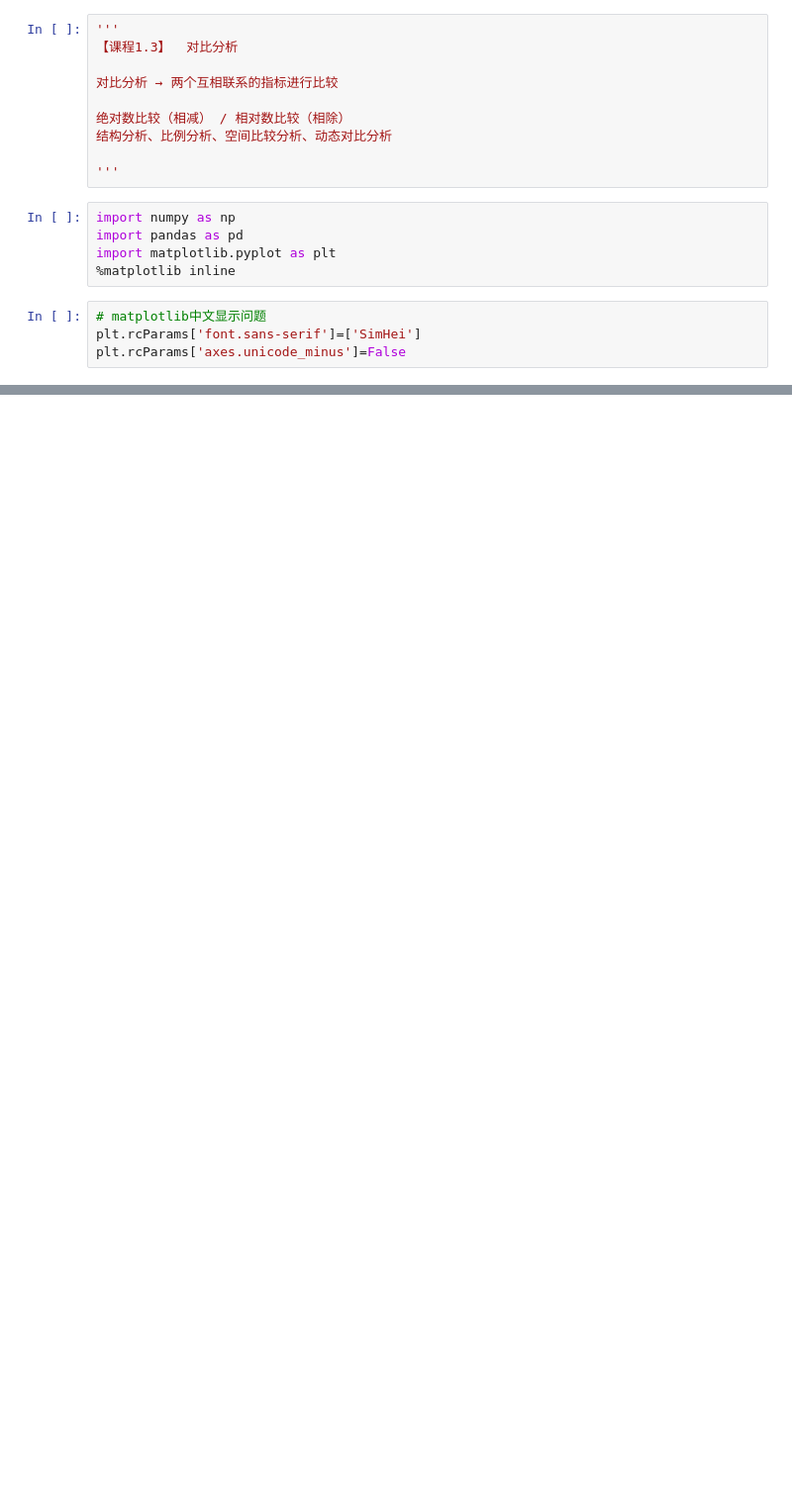
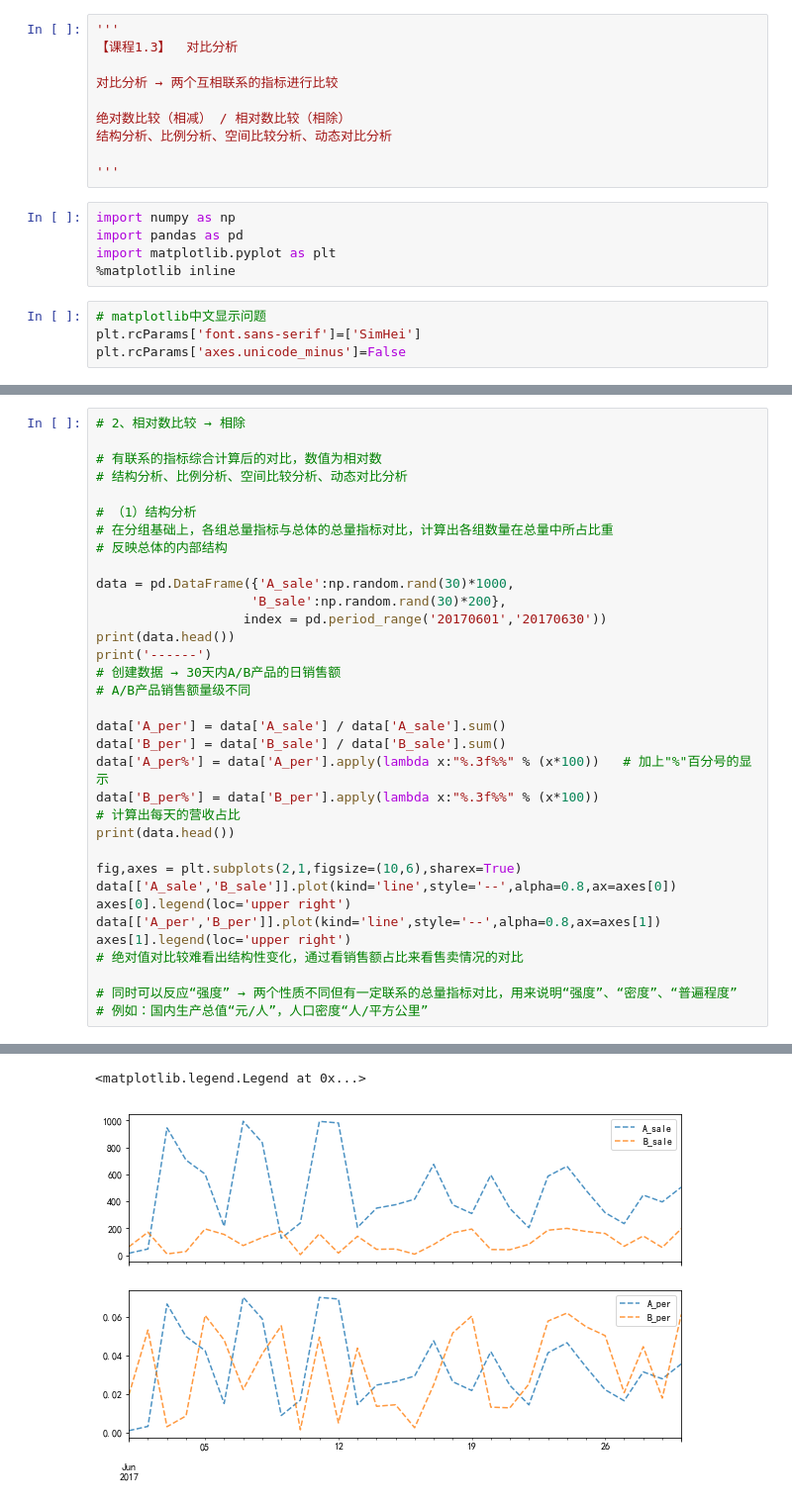
Before and after one commit to Mocha-Pudding/Python-DataAnalysis, a Jupyter notebook: CLASSDATA_Chapter03进阶算法学习：统计分析/CH01数据特征分析/【个人笔记】CH01数据特征分析_课程1.3_对比分析.ipynb, the cells around one changed output, grey strips where cells are left out. Shown at 99% size. Saved outputs shown, nothing was run; the diff lists cells and outputs as text; blank space fills up the shorter version.

```diff
--- a/CLASSDATA_Chapter03进阶算法学习：统计分析/CH01数据特征分析/【个人笔记】CH01数据特征分析_课程1.3_对比分析.ipynb
+++ b/CLASSDATA_Chapter03进阶算法学习：统计分析/CH01数据特征分析/【个人笔记】CH01数据特征分析_课程1.3_对比分析.ipynb
@@ -72,0 +80,35 @@ plt.grid()
+# %%
+# 2、相对数比较 → 相除
+
+# 有联系的指标综合计算后的对比，数值为相对数
+# 结构分析、比例分析、空间比较分析、动态对比分析
+
+# （1）结构分析
+# 在分组基础上，各组总量指标与总体的总量指标对比，计算出各组数量在总量中所占比重
+# 反映总体的内部结构
+
+data = pd.DataFrame({'A_sale':np.random.rand(30)*1000,
+                    'B_sale':np.random.rand(30)*200},
+                   index = pd.period_range('20170601','20170630'))
+print(data.head())
+print('------')
+# 创建数据 → 30天内A/B产品的日销售额
+# A/B产品销售额量级不同
+
+data['A_per'] = data['A_sale'] / data['A_sale'].sum()
+data['B_per'] = data['B_sale'] / data['B_sale'].sum()
+data['A_per%'] = data['A_per'].apply(lambda x:"%.3f%%" % (x*100))   # 加上"%"百分号的显示
+data['B_per%'] = data['B_per'].apply(lambda x:"%.3f%%" % (x*100))
+# 计算出每天的营收占比
+print(data.head())
+
+fig,axes = plt.subplots(2,1,figsize=(10,6),sharex=True)
+data[['A_sale','B_sale']].plot(kind='line',style='--',alpha=0.8,ax=axes[0])
+axes[0].legend(loc='upper right')
+data[['A_per','B_per']].plot(kind='line',style='--',alpha=0.8,ax=axes[1])
+axes[1].legend(loc='upper right')
+# 绝对值对比较难看出结构性变化，通过看销售额占比来看售卖情况的对比
+
+# 同时可以反应“强度” → 两个性质不同但有一定联系的总量指标对比，用来说明“强度”、“密度”、“普遍程度”
+# 例如：国内生产总值“元/人”，人口密度“人/平方公里”
+# %% [output]
@@ -72,0 +128,2 @@ plt.grid()
+<matplotlib.legend.Legend at 0x...>
+[figure, added]
```
Also changed, not shown: parts of 6 cells of this notebook, 5 other files.
